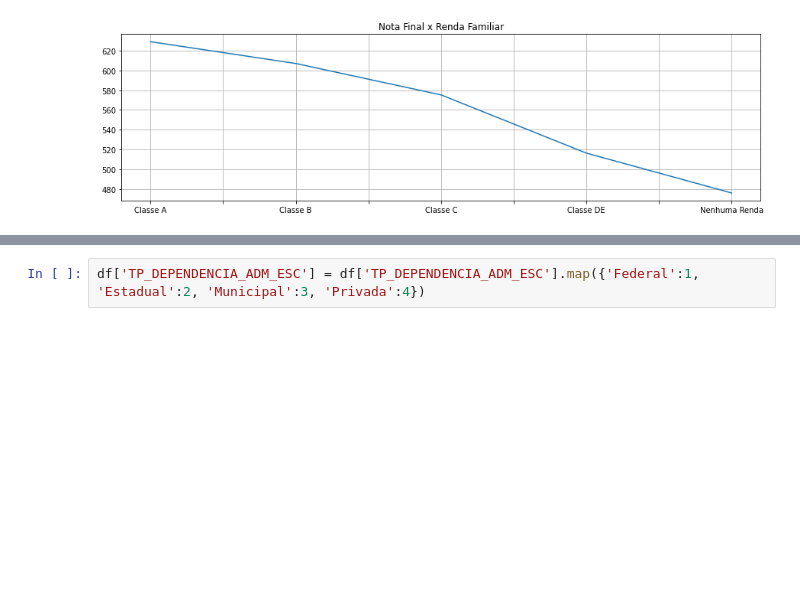
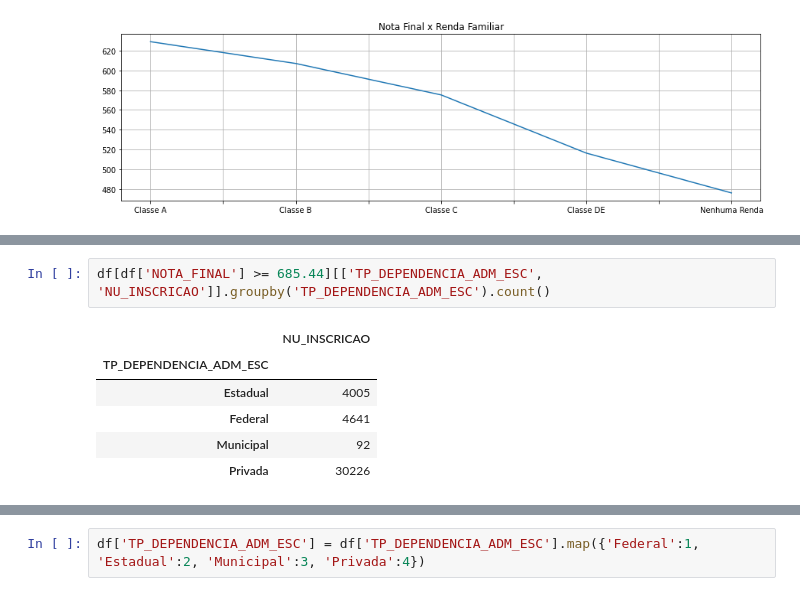
Before and after one commit to kamaranhao/analise-dados-enem-2021, a Jupyter notebook: analise-dados.ipynb, the cells around one changed output, grey strips where cells are left out. Saved outputs shown, nothing was run; the diff lists cells and outputs as text; blank space fills up the shorter version.

```diff
--- a/analise-dados.ipynb
+++ b/analise-dados.ipynb
@@ -893,0 +890,9 @@ array(['Menor chance de aprovação', 'Maior chance de aprovação'],
+# %%
+df[df['NOTA_FINAL'] >= 685.44][['TP_DEPENDENCIA_ADM_ESC', 'NU_INSCRICAO']].groupby('TP_DEPENDENCIA_ADM_ESC').count()
+# %% [output]
+|  | NU_INSCRICAO |
+| TP_DEPENDENCIA_ADM_ESC |  |
+| Estadual | 4005 |
+| Federal | 4641 |
+| Municipal | 92 |
+| Privada | 30226 |
```
Also changed, not shown: parts of 20 cells of this notebook.
